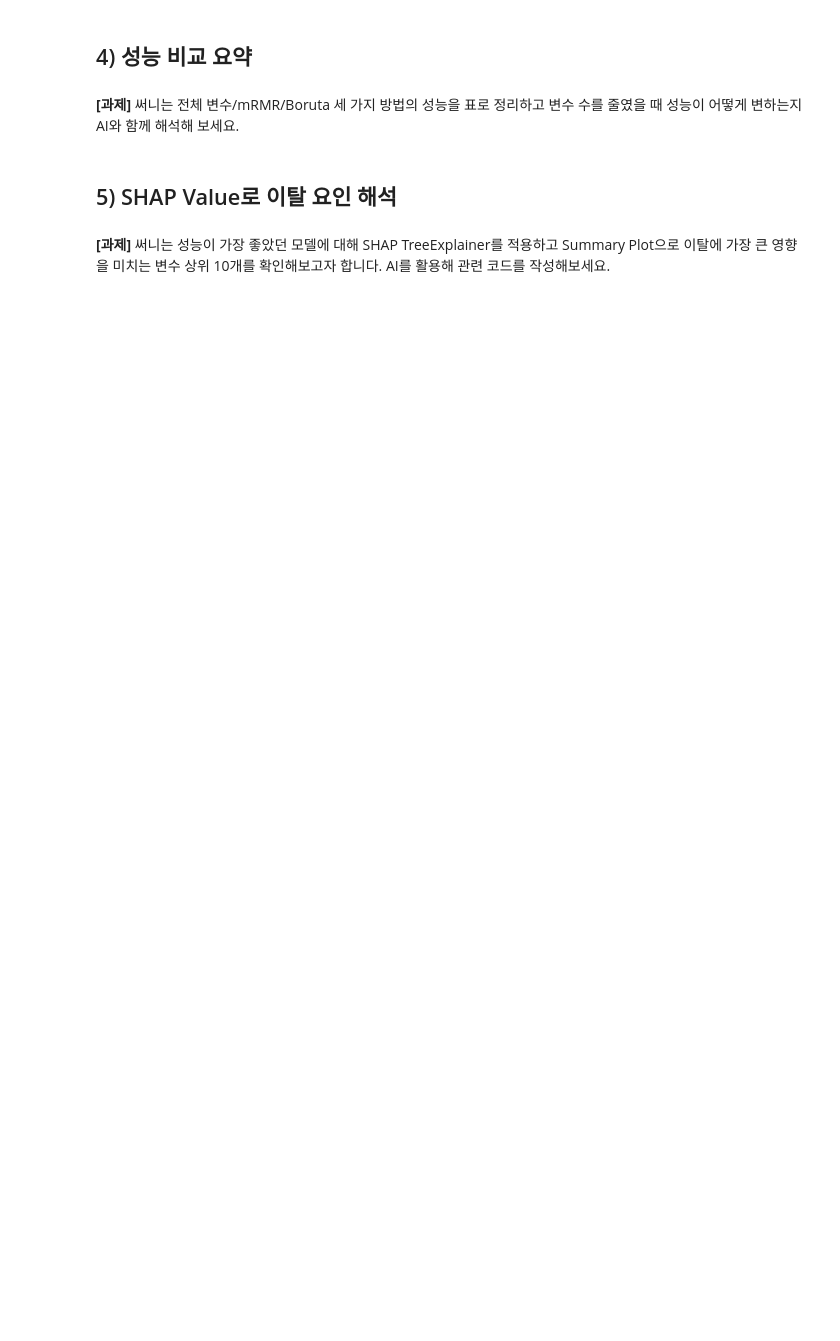
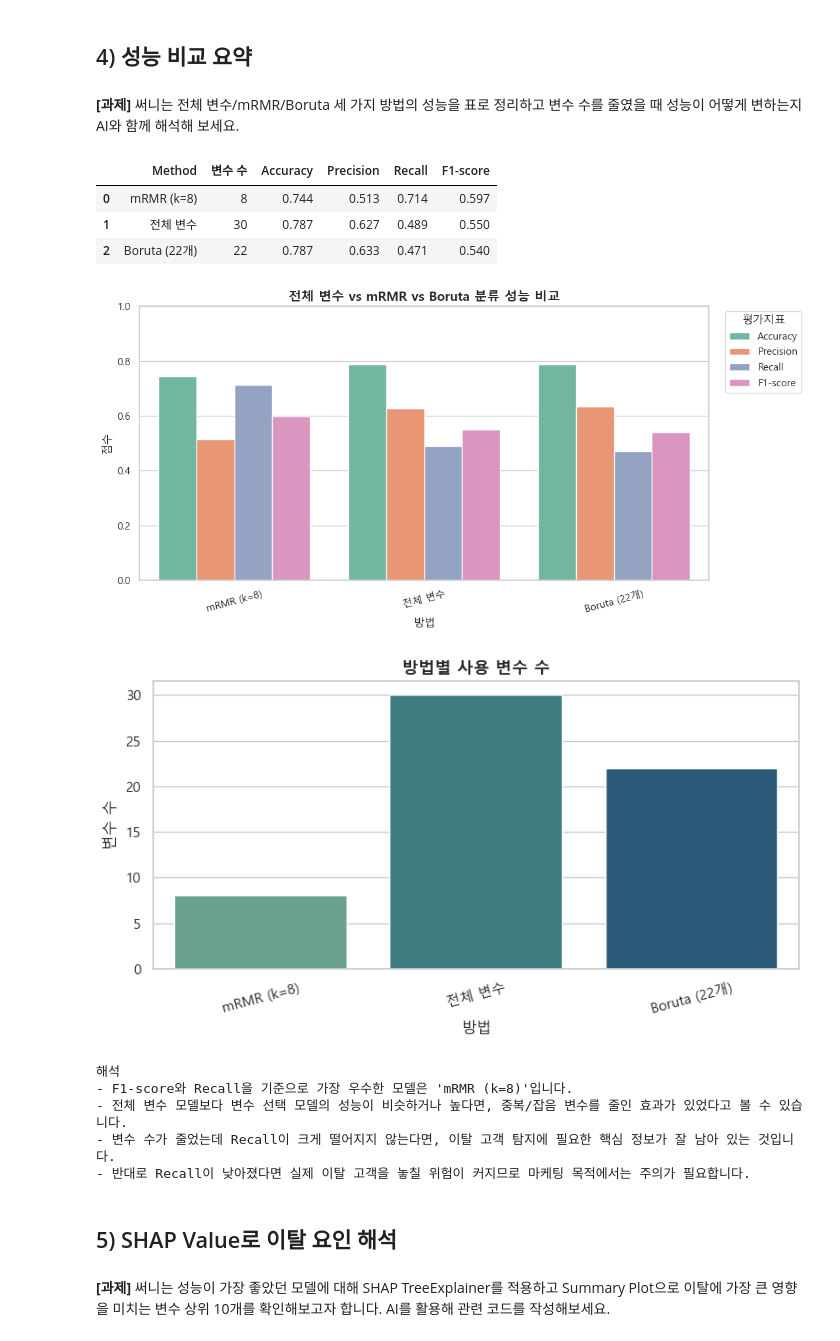
Before and after one commit to QuasarPark/JS_AI_project, a Jupyter notebook: 12일차/머신러닝 Day 5. 미니프로젝트.ipynb, the cells around one changed output. Saved outputs shown, nothing was run; the diff lists cells and outputs as text; code cells hidden in the pictures; blank space fills up the shorter version.

```diff
--- a/12일차/머신러닝 Day 5. 미니프로젝트.ipynb
+++ b/12일차/머신러닝 Day 5. 미니프로젝트.ipynb
@@ -56,6 +773,68 @@
 ## 4) 성능 비교 요약
 # %% [markdown]
 **[과제]** 써니는 전체 변수/mRMR/Boruta 세 가지 방법의 성능을 표로 정리하고 변수 수를 줄였을 때 성능이 어떻게 변하는지 AI와 함께 해석해 보세요.
+# %%
+# 전체 변수 / mRMR / Boruta 성능 비교 요약
+results_df = pd.DataFrame(results_records)
+results_df = results_df.drop_duplicates(subset=["Method"], keep="last")
+results_df = results_df.sort_values(["F1-score", "Recall", "Precision"], ascending=False).reset_index(drop=True)
+
+styled_results = results_df.style.format({
+    "Accuracy": "{:.3f}",
+    "Precision": "{:.3f}",
+    "Recall": "{:.3f}",
+    "F1-score": "{:.3f}",
+}).background_gradient(subset=["Accuracy", "Precision", "Recall", "F1-score"], cmap="YlGn")
+
+display(styled_results)
+
+plot_results = results_df.melt(
+    id_vars=["Method", "변수 수"],
+    value_vars=["Accuracy", "Precision", "Recall", "F1-score"],
+    var_name="Metric",
+    value_name="Score",
+)
+
+plt.figure(figsize=(11, 5.5))
+sns.barplot(data=plot_results, x="Method", y="Score", hue="Metric")
+plt.ylim(0, 1)
+plt.title("전체 변수 vs mRMR vs Boruta 분류 성능 비교", fontsize=14, fontweight="bold")
+plt.xlabel("방법")
+plt.ylabel("점수")
+plt.xticks(rotation=15)
+plt.legend(title="평가지표", bbox_to_anchor=(1.02, 1), loc="upper left")
+plt.tight_layout()
+plt.show()
+
+plt.figure(figsize=(8, 4.5))
+sns.barplot(data=results_df, x="Method", y="변수 수", palette="crest")
+plt.title("방법별 사용 변수 수", fontsize=13, fontweight="bold")
+plt.xlabel("방법")
+plt.ylabel("변수 수")
+plt.xticks(rotation=15)
+plt.tight_layout()
+plt.show()
+
+best_method = results_df.iloc[0]["Method"]
+best_info = model_registry[best_method]
+
+print("해석")
+print(f"- F1-score와 Recall을 기준으로 가장 우수한 모델은 '{best_method}'입니다.")
+print("- 전체 변수 모델보다 변수 선택 모델의 성능이 비슷하거나 높다면, 중복/잡음 변수를 줄인 효과가 있었다고 볼 수 있습니다.")
+print("- 변수 수가 줄었는데 Recall이 크게 떨어지지 않는다면, 이탈 고객 탐지에 필요한 핵심 정보가 잘 남아 있는 것입니다.")
+print("- 반대로 Recall이 낮아졌다면 실제 이탈 고객을 놓칠 위험이 커지므로 마케팅 목적에서는 주의가 필요합니다.")
+# %% [output]
+|  | Method | 변수 수 | Accuracy | Precision | Recall | F1-score |
+| 0 | mRMR (k=8) | 8 | 0.744 | 0.513 | 0.714 | 0.597 |
+| 1 | 전체 변수 | 30 | 0.787 | 0.627 | 0.489 | 0.550 |
+| 2 | Boruta (22개) | 22 | 0.787 | 0.633 | 0.471 | 0.540 |
+[figure, added]
+[figure, added]
+해석
+- F1-score와 Recall을 기준으로 가장 우수한 모델은 'mRMR (k=8)'입니다.
+- 전체 변수 모델보다 변수 선택 모델의 성능이 비슷하거나 높다면, 중복/잡음 변수를 줄인 효과가 있었다고 볼 수 있습니다.
+- 변수 수가 줄었는데 Recall이 크게 떨어지지 않는다면, 이탈 고객 탐지에 필요한 핵심 정보가 잘 남아 있는 것입니다.
+- 반대로 Recall이 낮아졌다면 실제 이탈 고객을 놓칠 위험이 커지므로 마케팅 목적에서는 주의가 필요합니다.
 # %% [markdown]
 ## 5) SHAP Value로 이탈 요인 해석
 # %% [markdown]
```
Also changed, not shown: parts of 18 cells of this notebook, 13 other files.
